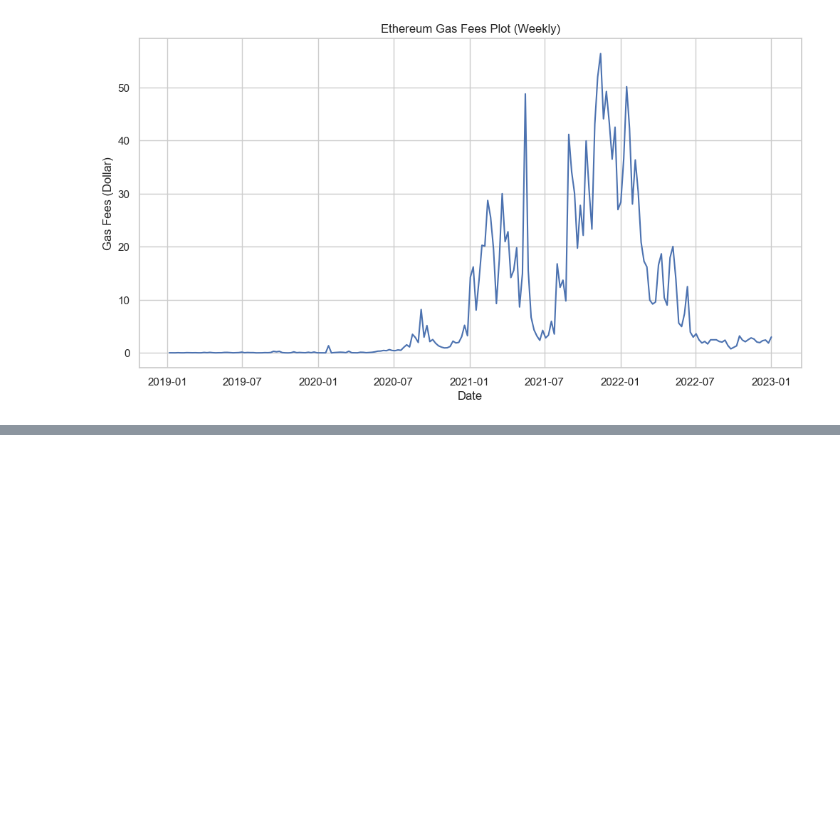
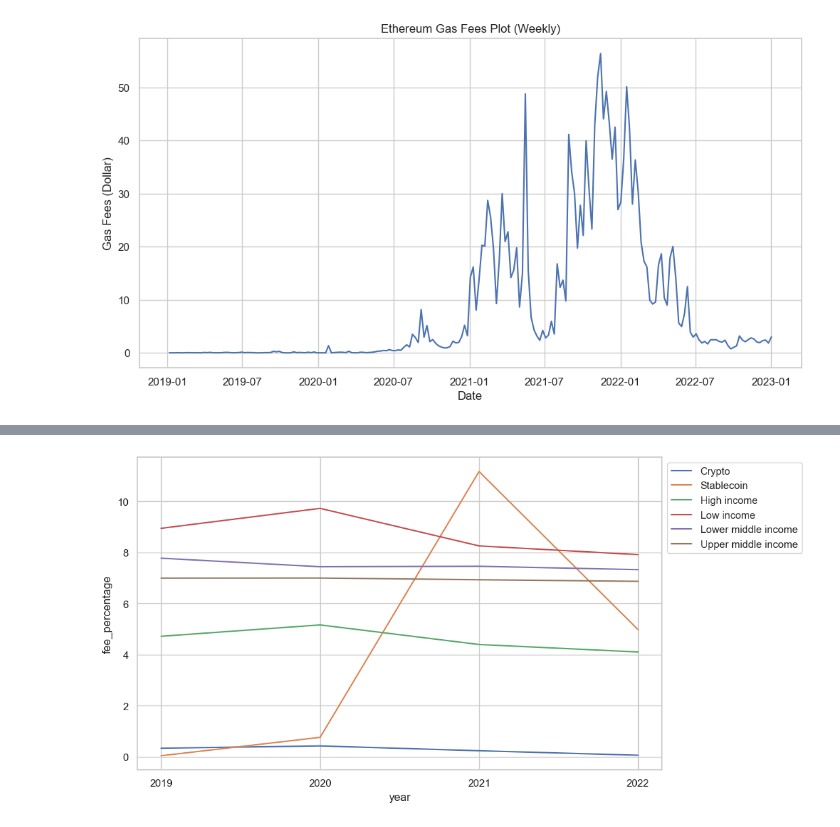
Before and after one commit to kietnguyen01/Remittance-Fees-Analysis, a Jupyter notebook: analysis.ipynb, the cells around one changed output, grey strips where cells are left out. Saved outputs shown, nothing was run; the diff lists cells and outputs as text; code cells hidden in the pictures; blank space fills up the shorter version.

```diff
--- a/analysis.ipynb
+++ b/analysis.ipynb
@@ -145,4 +119,2 @@ def stablecoin_fees_scenarios(df: pd.DataFrame) -> pd.DataFrame:
 # %%
-stablecoin_fees = stablecoin_fees_scenarios(stablecoin['fees'])
-
-stablecoin_fees
+stablecoin_fees = ana.stablecoin_fees_scenarios(stablecoin['fees'])
@@ -199,7 +142,7 @@ for key in remittance.keys():
     # Check if the dataframe has 2021 and 2022 or not
     if 2021 not in remittance[key].index and 2022 not in remittance[key].index:
         # Call the function on each dataframe
-        pred_df = predict_remittance_cost(remittance[key])
+        pred_df = ana.predict_remittance_cost(remittance[key])
         # Store the predictions in the new dict
         pred_dict[key] = pred_df
         # Append the predictions to the original dataframes
@@ -210,0 +150,12 @@ for name in remittance:
+# %%
+# Remittance dataframes
+cti = remittance['cost_to_income']
+ctr = remittance['cost_to_region']
+
+# Create concatenated dataframe for 2019-2022 along columns with keys
+all_fees = pd.concat([
+    crypto_fees,
+    stablecoin_fees,
+    cti[(cti.index >= 2019) & (cti.index <= 2022)],
+    ctr[(ctr.index >= 2019) & (ctr.index <= 2022)]
+], axis=1)
@@ -210,0 +171,19 @@ for name in remittance:
+# %%
+# Reshape the dataframe from wide to long
+all_fees = all_fees.reset_index()
+long_fees = pd.melt(all_fees, id_vars='year', var_name='group', value_name='fee_percentage')
+# %%
+# Select the columns for Crypto, Stablecoin, and Income groups
+df = all_fees.loc[:, ['year', 'Crypto', 'Stablecoin', 'High income', 'Low income', 'Lower middle income', 'Upper middle income']]
+
+# Reshape the dataframe from wide to long
+long_fees = pd.melt(df, id_vars='year', var_name='group', value_name='fee_percentage')
+
+# Plot each group over the four years
+fig = plt.figure(figsize=(10, 6))
+sns.lineplot(data=long_fees, x='year', y='fee_percentage', hue='group', errorbar=None)
+plt.xticks([2019, 2020, 2021, 2022])
+plt.legend(loc='upper left', bbox_to_anchor=(1, 1))
+plt.show()
+# %% [output]
+[figure, added]
```
Also changed, not shown: parts of 13 cells of this notebook, 1 other file.
